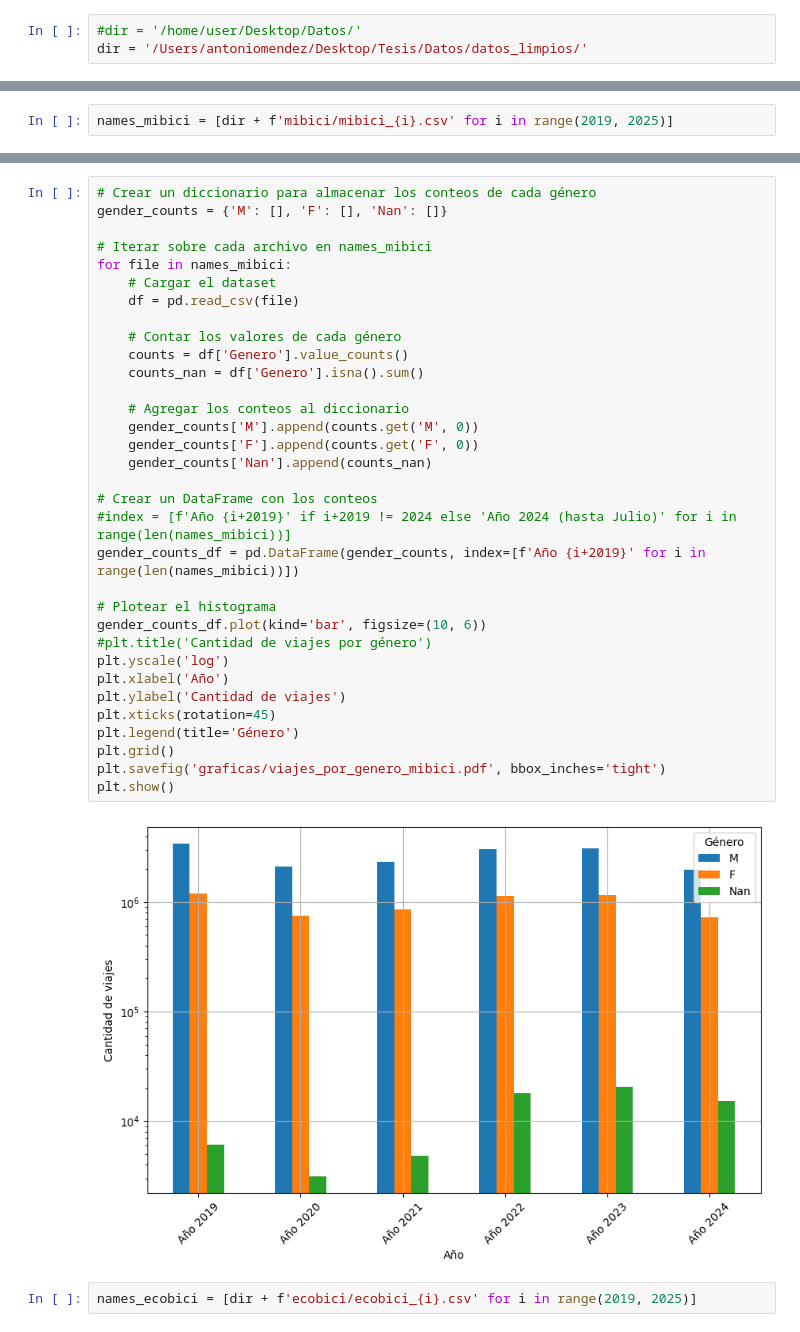
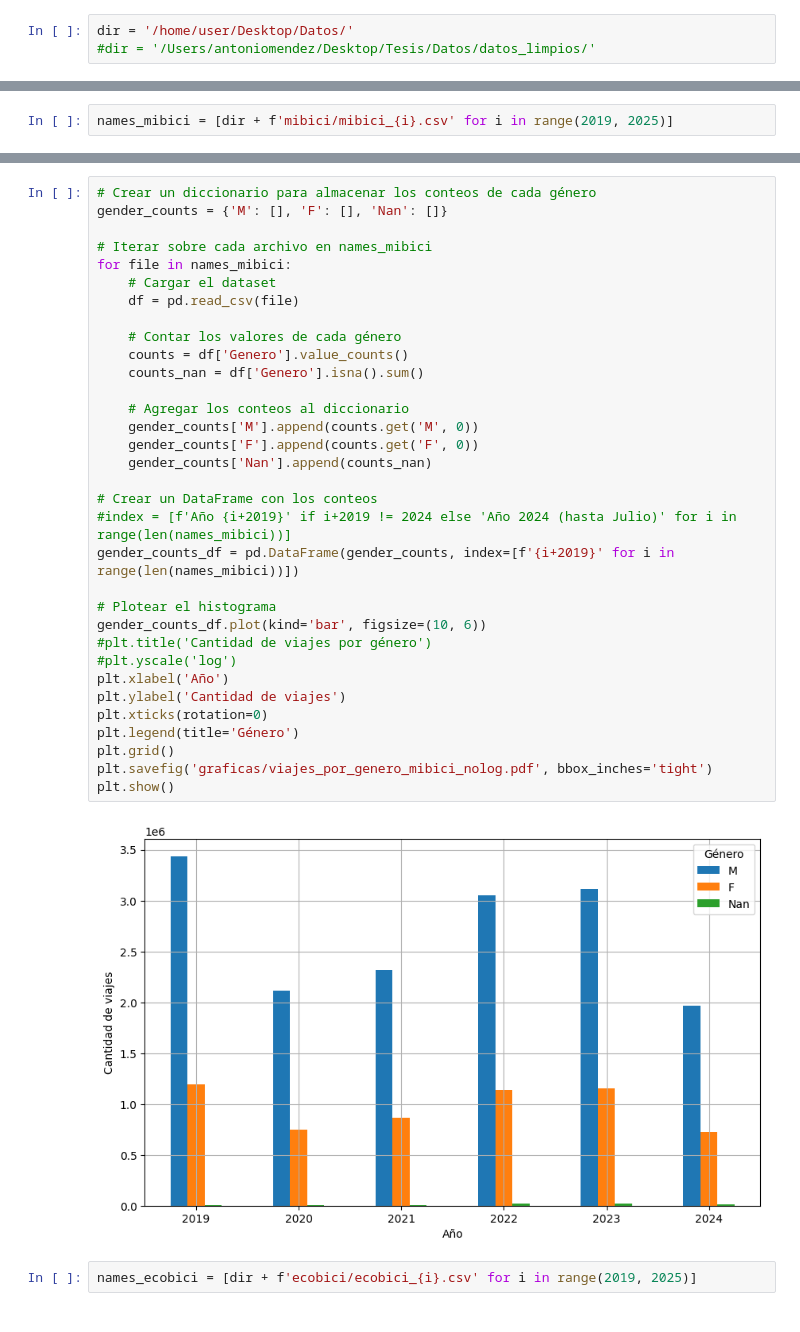
Before and after one commit to angelmdezhdez/thesis, a Jupyter notebook: plots_cartel.ipynb, the cells around one changed output, grey strips where cells are left out. Cells and saved outputs as stored; diff of their text form.

Commit message:
Graficas para el cartel

```diff
--- a/plots_cartel.ipynb
+++ b/plots_cartel.ipynb
@@ -124,6 +40,6 @@ plot_heatmap(matriz2_scaled, 'K_test_dirac_scaled', dates)
 # %%
-#dir = '/home/user/Desktop/Datos/'
-dir = '/Users/antoniomendez/Desktop/Tesis/Datos/datos_limpios/'
+dir = '/home/user/Desktop/Datos/'
+#dir = '/Users/antoniomendez/Desktop/Tesis/Datos/datos_limpios/'
 # %%
 data_2019_mibici = pd.read_csv(dir + 'mibici/mibici_2019.csv')
 data_2019_eco = pd.read_csv(dir + 'ecobici/ecobici_2019.csv')
@@ -171,38 +78,38 @@ Cantidad de valores NaN en la columna Género de data_2019_mibici: 6139
 # %%
 # Crear un diccionario para almacenar los conteos de cada género
 gender_counts = {'M': [], 'F': [], 'Nan': []}
 
 # Iterar sobre cada archivo en names_mibici
 for file in names_mibici:
     # Cargar el dataset
     df = pd.read_csv(file)
 
     # Contar los valores de cada género
     counts = df['Genero'].value_counts()
     counts_nan = df['Genero'].isna().sum()
 
     # Agregar los conteos al diccionario
     gender_counts['M'].append(counts.get('M', 0))
     gender_counts['F'].append(counts.get('F', 0))
     gender_counts['Nan'].append(counts_nan)
 
 # Crear un DataFrame con los conteos
 #index = [f'Año {i+2019}' if i+2019 != 2024 else 'Año 2024 (hasta Julio)' for i in range(len(names_mibici))]
-gender_counts_df = pd.DataFrame(gender_counts, index=[f'Año {i+2019}' for i in range(len(names_mibici))])
+gender_counts_df = pd.DataFrame(gender_counts, index=[f'{i+2019}' for i in range(len(names_mibici))])
 
 # Plotear el histograma
 gender_counts_df.plot(kind='bar', figsize=(10, 6))
 #plt.title('Cantidad de viajes por género')
-plt.yscale('log')
+#plt.yscale('log')
 plt.xlabel('Año')
 plt.ylabel('Cantidad de viajes')
-plt.xticks(rotation=45)
+plt.xticks(rotation=0)
 plt.legend(title='Género')
 plt.grid()
-plt.savefig('graficas/viajes_por_genero_mibici.pdf', bbox_inches='tight')
+plt.savefig('graficas/viajes_por_genero_mibici_nolog.pdf', bbox_inches='tight')
 plt.show()
 # %% [output]
-[figure, old version]
+[figure, new version]
 # %%
 names_ecobici = [dir + f'ecobici/ecobici_{i}.csv' for i in range(2019, 2025)]
 # %%
```
Also changed, not shown: parts of 43 cells of this notebook, 29 other files.
